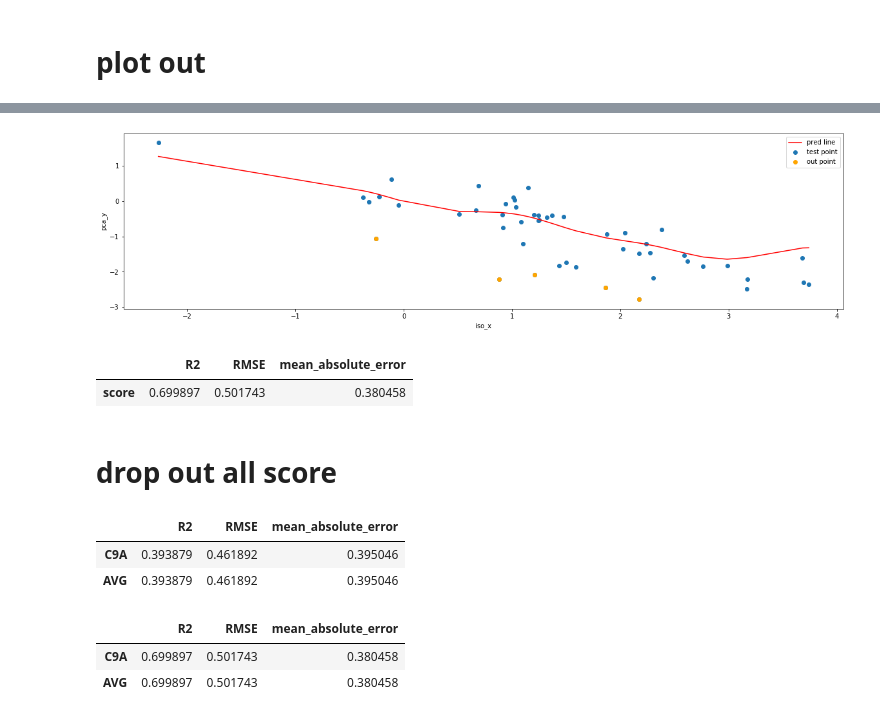
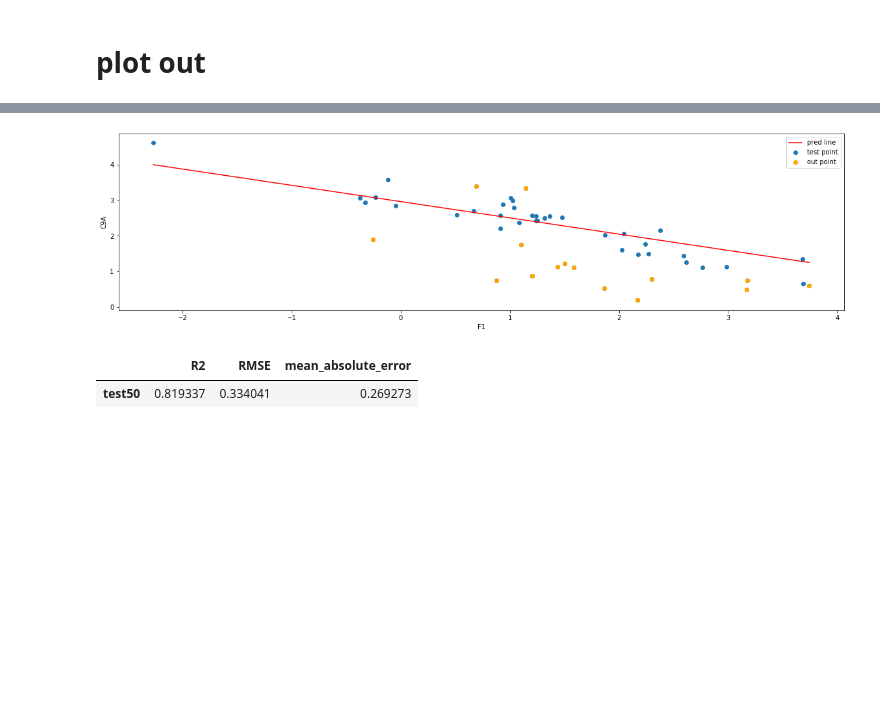
Before and after one commit to skywalker0803r/works, a Jupyter notebook: C9A.ipynb, the cells around one changed output, grey strips where cells are left out. Cells and saved outputs as stored; diff of their text form; code cells hidden in the pictures; blank space fills up the shorter version.

```diff
--- a/C9A.ipynb
+++ b/C9A.ipynb
@@ -174,7 +163,7 @@ test_50['y_pred'] = model.predict(test_50[['iso_x']])
 # %% [markdown]
 data for plot
 # %%
-by_col = 'iso_x'
+by_col = 'F1'
 train_sample_point = train.sample(1000).sort_values(by = by_col)
 test_170_point = test_170.sort_values(by = by_col)
 test_50_point = test_50.sort_values(by = by_col)
@@ -274,8 +211,9 @@ print(loss.head(5))
 dtype: float64
 # %%
-loss = (test_50_point['pca_y'] - test_50_point['y_pred'])**2 # 平方誤差
-loss = loss.sort_values(ascending=False)
+loss = (test_50_point[y_name] - test_50_point['y_pred'])**2 # 平方誤差
+loss = loss.sort_values(ascending=False)#排序
+#新增out欄位
 test_50_point['out'] = False
-test_50_point.loc[loss.head(5).index,'out'] = True
+test_50_point.loc[loss[loss>0.4].index,'out'] = True
 print(loss.head(5))
 # %% [output]
@@ -288,6 +226,6 @@ dtype: float64
 # %% [markdown]
 # plot out
 # %%
-def d_out_score(df):
+def d_out_score(df,name):
   df = df.loc[df['out'] == False]
-  return metric(df['pca_y'],df['y_pred'])
+  return metric(df[y_name],df['y_pred'],name)
@@ -306,10 +234,10 @@ def plot_out(df):
   fig = plt.figure(figsize=(20,5))
   out_point = df[df['out'] == True]
   plt.plot(df[by_col],df['y_pred'],label='pred line',color='red')
-  plt.scatter(df[by_col],df['pca_y'],label='test point')
-  plt.scatter(out_point[by_col],out_point['pca_y'],label='out point',color='orange')
+  plt.scatter(df[by_col],df[y_name],label='test point')
+  plt.scatter(out_point[by_col],out_point[y_name],label='out point',color='orange')
   plt.xlabel(by_col)
-  plt.ylabel('pca_y')
+  plt.ylabel(y_name)
   plt.legend()
   plt.show()
 # %%
@@ -323,22 +251,8 @@ d_out_score(test_170_point)
 # %%
 plot_out(test_50_point)
 plt.show()
-d_out_score(test_50_point)
+d_out_score(test_50_point,'test50')
 # %% [output]
-[figure, old version]
+[figure, new version]
 |  | R2 | RMSE | mean_absolute_error |
-| score | 0.699897 | 0.501743 | 0.380458 |
+| test50 | 0.819337 | 0.334041 | 0.269273 |
-# %% [markdown]
-# drop out all score
-# %%
-d_out_all_score(test_170_point)
-# %% [output]
-|  | R2 | RMSE | mean_absolute_error |
-| C9A | 0.393879 | 0.461892 | 0.395046 |
-| AVG | 0.393879 | 0.461892 | 0.395046 |
-# %%
-d_out_all_score(test_50_point)
-# %% [output]
-|  | R2 | RMSE | mean_absolute_error |
-| C9A | 0.699897 | 0.501743 | 0.380458 |
-| AVG | 0.699897 | 0.501743 | 0.380458 |
```
Also changed, not shown: parts of 24 cells of this notebook.
